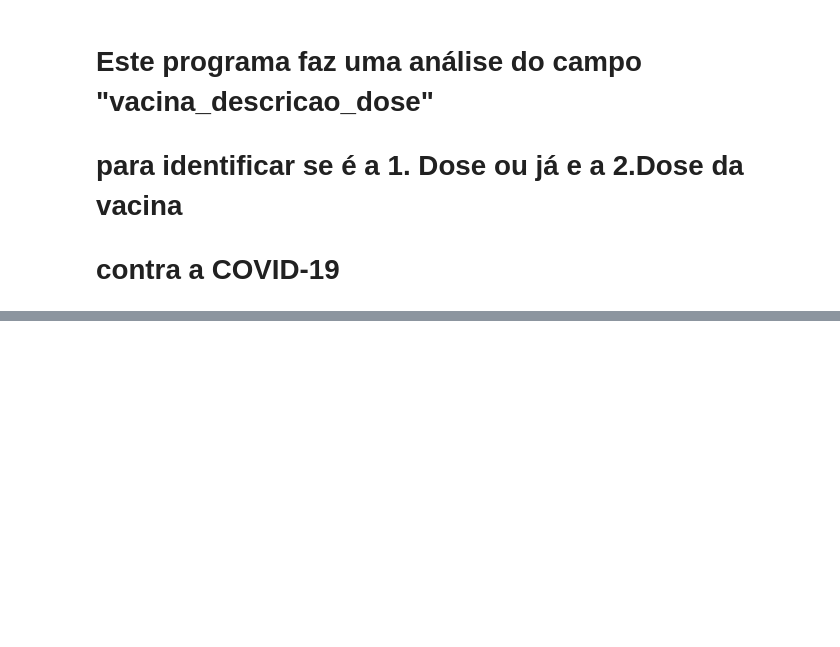
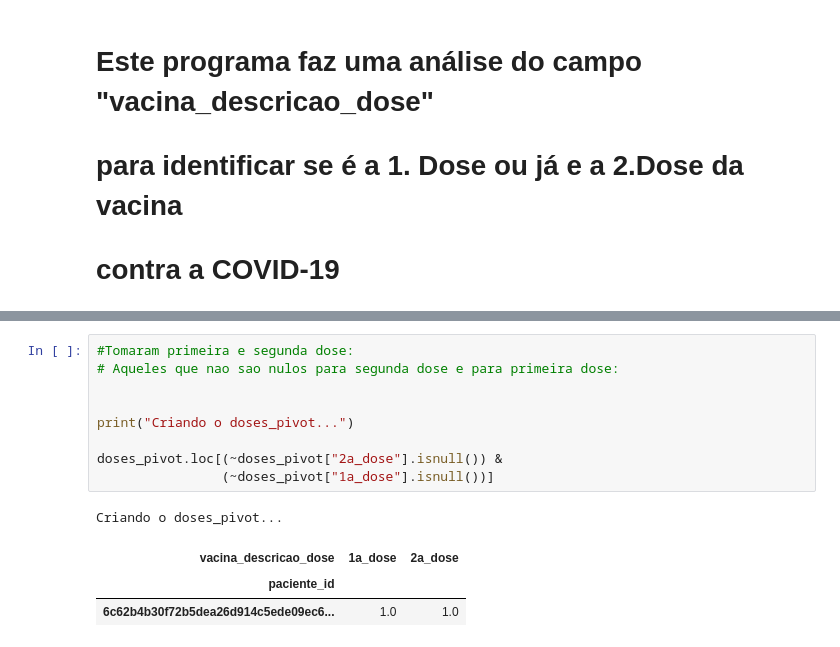
Before and after one commit to nubia-mp1211/Projeto-Final, a Jupyter notebook: Primeira-Segunda-Doses-Vacina.ipynb, the cells around one changed output, grey strips where cells are left out. Saved outputs shown, nothing was run; the diff lists cells and outputs as text; blank space fills up the shorter version.

```diff
--- a/Primeira-Segunda-Doses-Vacina.ipynb
+++ b/Primeira-Segunda-Doses-Vacina.ipynb
@@ -119,0 +95,14 @@ AttributeError: 'DataFrame' object has no attribute 'Segunda_dose'
+# %%
+#Tomaram primeira e segunda dose:
+# Aqueles que nao sao nulos para segunda dose e para primeira dose:
+
+
+print("Criando o doses_pivot...")
+
+doses_pivot.loc[(~doses_pivot["2a_dose"].isnull()) &
+                (~doses_pivot["1a_dose"].isnull())]
+# %% [output]
+Criando o doses_pivot...
+| vacina_descricao_dose | 1a_dose | 2a_dose |
+| paciente_id |  |  |
+| 6c62b4b30f72b5dea26d914c5ede09ec6... | 1.0 | 1.0 |
```
Also changed, not shown: parts of 21 cells of this notebook.
